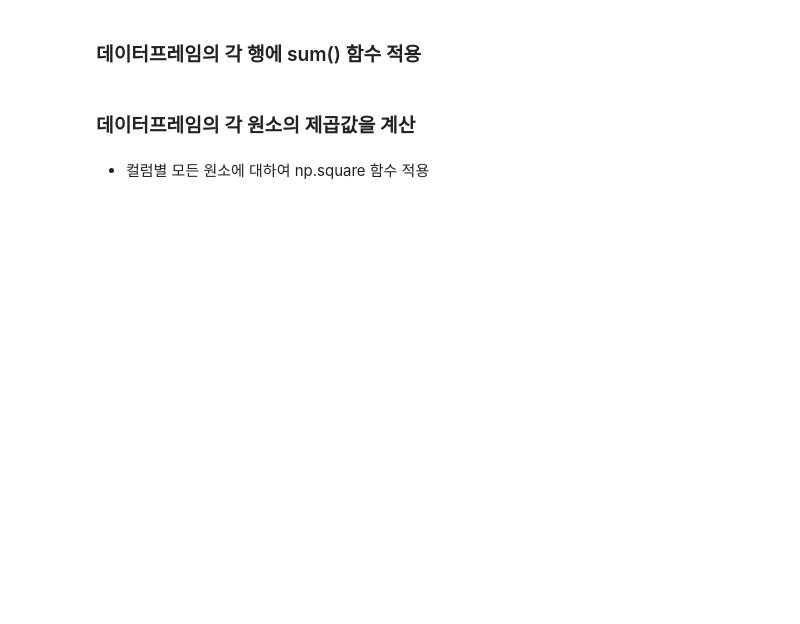
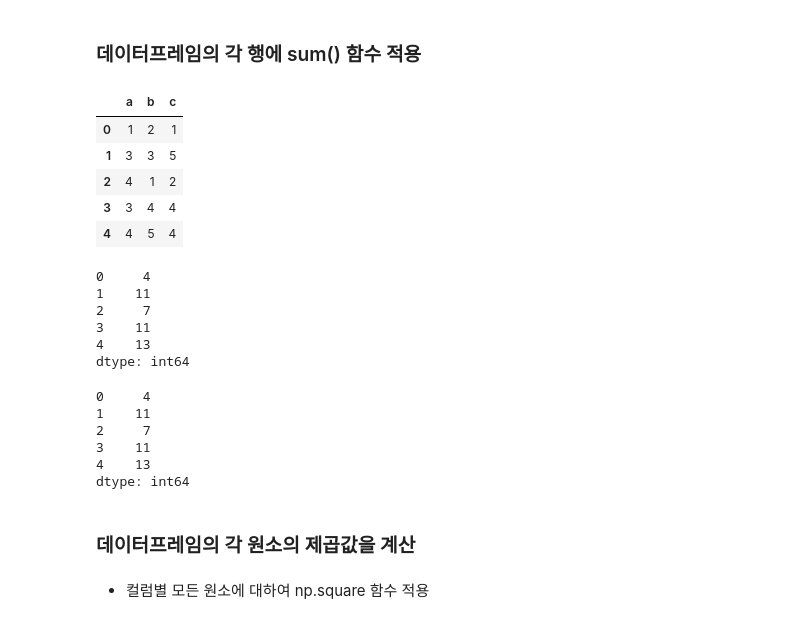
Before and after one commit to dkdkdk606/national_Defense, a Jupyter notebook: 04_pandas/1.코드/pandas_06_데이터파악과조작4_apply.ipynb, the cells around one changed output. Cells and saved outputs as stored; diff of their text form; code cells hidden in the pictures; blank space fills up the shorter version.

```diff
--- a/04_pandas/1.코드/pandas_06_데이터파악과조작4_apply.ipynb
+++ b/04_pandas/1.코드/pandas_06_데이터파악과조작4_apply.ipynb
@@ -51,5 +147,30 @@ apply(함수, axis=0)
 # %% [markdown]
 ### 데이터프레임의 각 행에 sum() 함수 적용
+# %%
+df
+df.apply(sum,axis=1)
+# %% [output]
+|  | a | b | c |
+| 0 | 1 | 2 | 1 |
+| 1 | 3 | 3 | 5 |
+| 2 | 4 | 1 | 2 |
+| 3 | 3 | 4 | 4 |
+| 4 | 4 | 5 | 4 |
+0     4
+1    11
+2     7
+3    11
+4    13
+dtype: int64
+# %%
+df.sum(axis=1)
+# %% [output]
+0     4
+1    11
+2     7
+3    11
+4    13
+dtype: int64
 # %% [markdown]
 ### 데이터프레임의 각 원소의 제곱값을 계산
 # %% [markdown]
```
Also changed, not shown: parts of 35 cells of this notebook, 15 other files.
